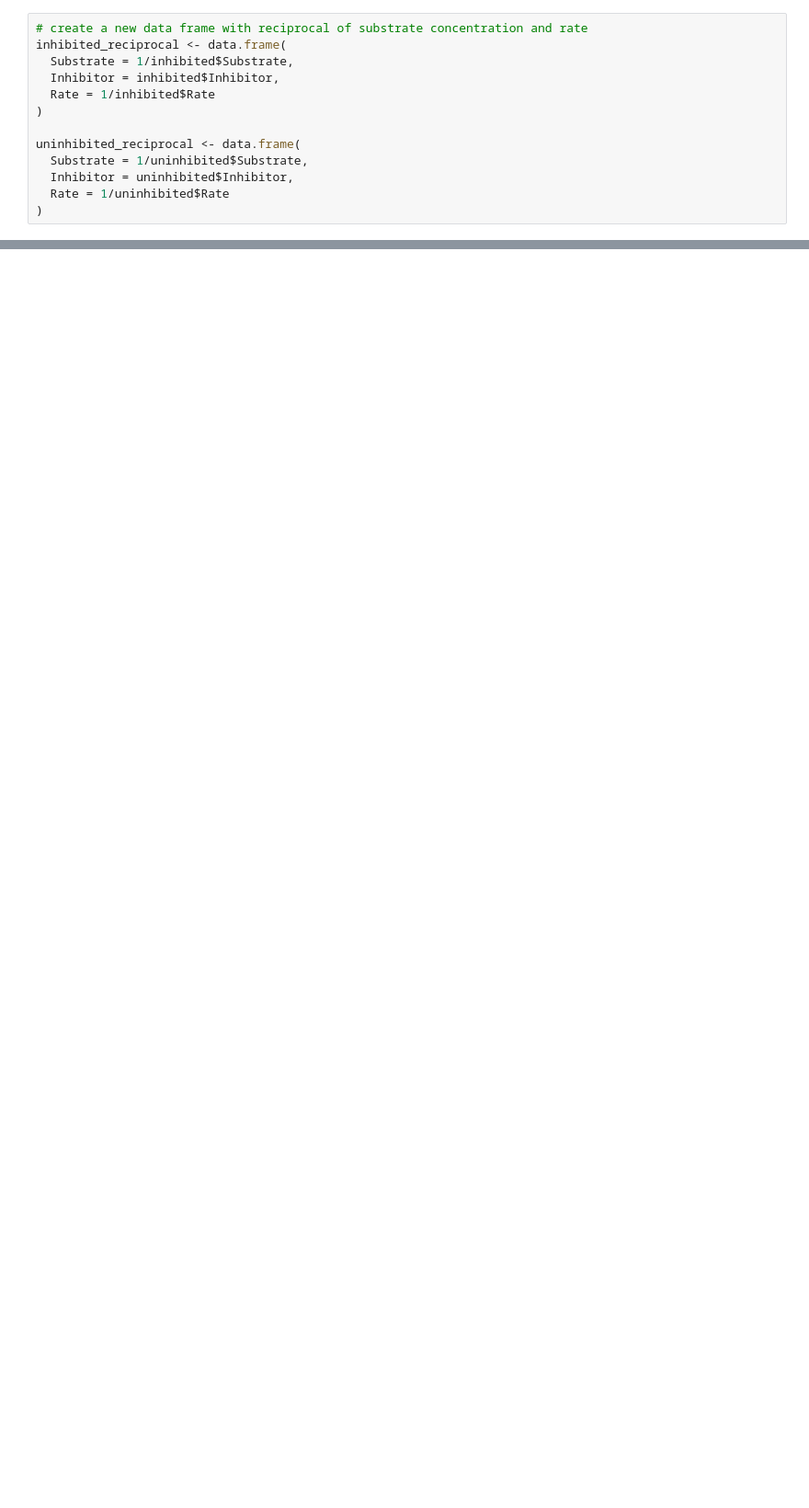
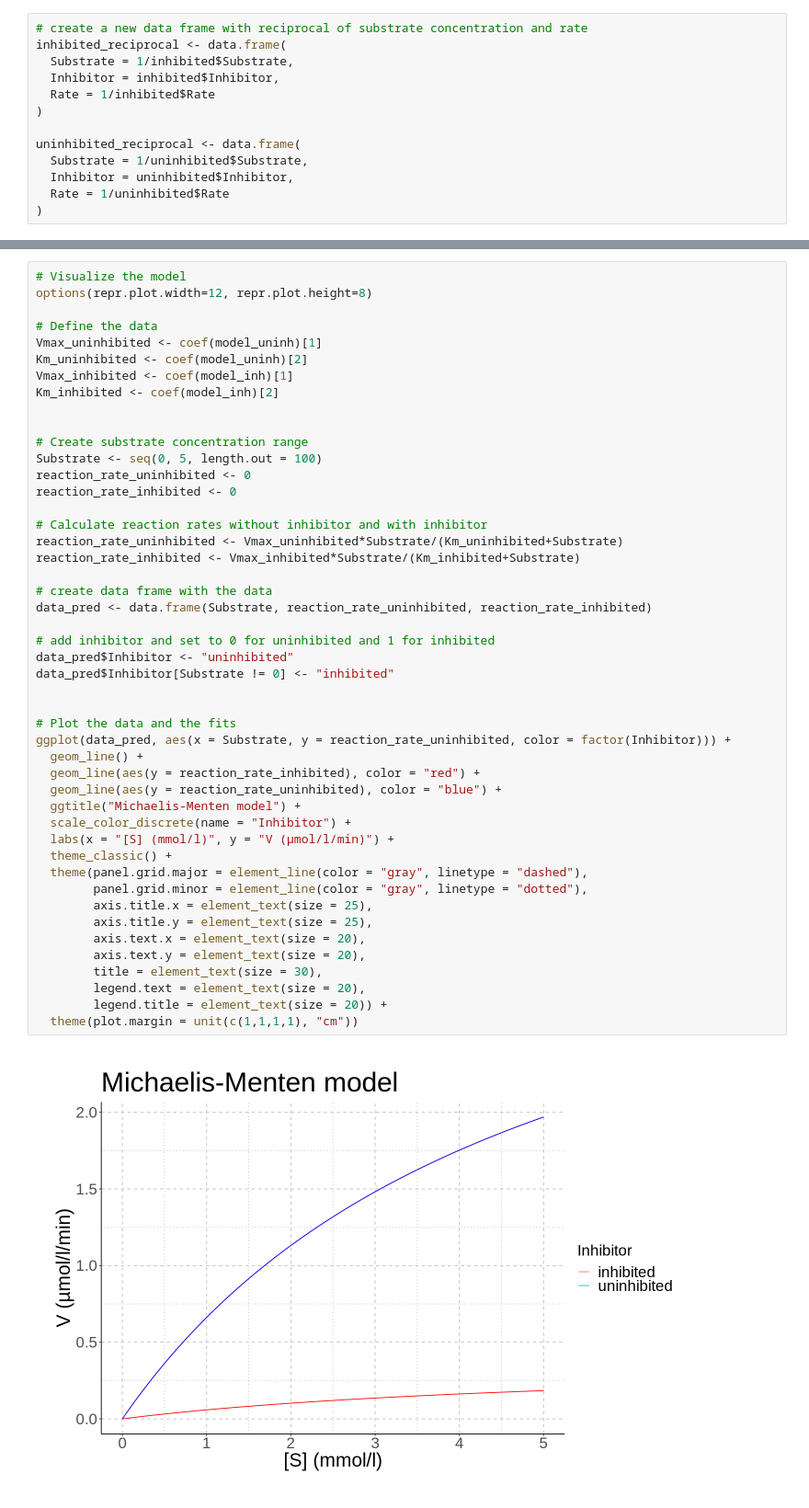
Before and after one commit to dodes24/enzymology, a Jupyter notebook: enzym_report.ipynb, the cells around one changed output, grey strips where cells are left out. Shown: that part at 92% size. Saved outputs shown, nothing was run; the diff lists cells and outputs as text; blank space fills up the shorter version.

Commit message:
std.errors+noncompetetive model

```diff
--- a/enzym_report.ipynb
+++ b/enzym_report.ipynb
@@ -116,0 +175,49 @@ Warning message:
+# %%
+# Visualize the model
+options(repr.plot.width=12, repr.plot.height=8)
+
+# Define the data
+Vmax_uninhibited <- coef(model_uninh)[1]
+Km_uninhibited <- coef(model_uninh)[2]
+Vmax_inhibited <- coef(model_inh)[1]
+Km_inhibited <- coef(model_inh)[2]
+
+
+# Create substrate concentration range
+Substrate <- seq(0, 5, length.out = 100)
+reaction_rate_uninhibited <- 0
+reaction_rate_inhibited <- 0
+
+# Calculate reaction rates without inhibitor and with inhibitor
+reaction_rate_uninhibited <- Vmax_uninhibited*Substrate/(Km_uninhibited+Substrate)
+reaction_rate_inhibited <- Vmax_inhibited*Substrate/(Km_inhibited+Substrate)
+
+# create data frame with the data
+data_pred <- data.frame(Substrate, reaction_rate_uninhibited, reaction_rate_inhibited)
+
+# add inhibitor and set to 0 for uninhibited and 1 for inhibited
+data_pred$Inhibitor <- "uninhibited"
+data_pred$Inhibitor[Substrate != 0] <- "inhibited"
+
+
+# Plot the data and the fits
+ggplot(data_pred, aes(x = Substrate, y = reaction_rate_uninhibited, color = factor(Inhibitor))) +
+  geom_line() +
+  geom_line(aes(y = reaction_rate_inhibited), color = "red") +
+  geom_line(aes(y = reaction_rate_uninhibited), color = "blue") +
+  ggtitle("Michaelis-Menten model") +
+  scale_color_discrete(name = "Inhibitor") +
+  labs(x = "[S] (mmol/l)", y = "V (µmol/l/min)") +
+  theme_classic() +
+  theme(panel.grid.major = element_line(color = "gray", linetype = "dashed"),
+        panel.grid.minor = element_line(color = "gray", linetype = "dotted"),
+        axis.title.x = element_text(size = 25),
+        axis.title.y = element_text(size = 25),
+        axis.text.x = element_text(size = 20),
+        axis.text.y = element_text(size = 20),
+        title = element_text(size = 30),
+        legend.text = element_text(size = 20),
+        legend.title = element_text(size = 20)) +
+  theme(plot.margin = unit(c(1,1,1,1), "cm"))
+# %% [output]
+[figure, added]
```
Also changed, not shown: parts of 8 cells of this notebook.
